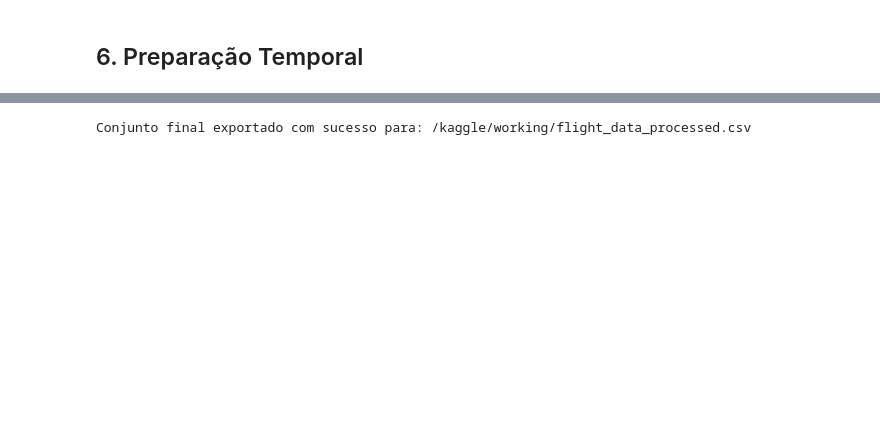
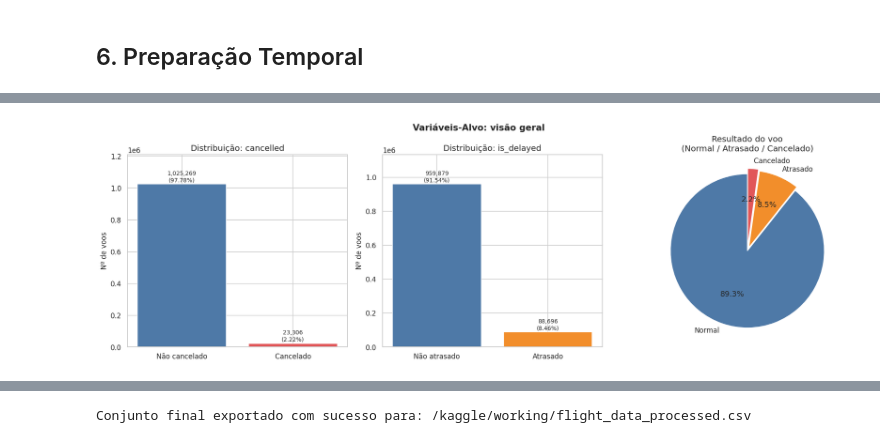
Before and after one commit to rodrigoramooos/previsao-atrasos-voos, a Jupyter notebook: notebooks/1.0_eda_limpeza.ipynb, the cells around one changed output, grey strips where cells are left out. Drawn from its saved outputs; the diff is of its cells as text; code cells hidden in the pictures; blank space fills up the shorter version.

```diff
--- a/notebooks/1.0_eda_limpeza.ipynb
+++ b/notebooks/1.0_eda_limpeza.ipynb
@@ -998,0 +328,42 @@ O ficheiro CSV final é exportado para o ambiente do Kaggle, ficando pronto para
+# %%
+total = len(dados)
+fig, axes = plt.subplots(1, 3, figsize=(17, 5.5))
+
+# cancelled
+ax = axes[0]
+cont_c = dados["cancelled"].value_counts().sort_index()
+barras = ax.bar(["Não cancelado", "Cancelado"], cont_c.values,
+                color=[CORES["normal"], CORES["cancelado"]], edgecolor="white")
+for b, c in zip(barras, cont_c.values):
+    ax.text(b.get_x()+b.get_width()/2, b.get_height()+total*0.005,
+            f"{c:,}\n({c/total*100:.2f}%)", ha="center", va="bottom", fontsize=9)
+ax.set_title("Distribuição: cancelled")
+ax.set_ylabel("Nº de voos")
+ax.set_ylim(0, cont_c.max()*1.18)
+
+# is_delayed
+ax = axes[1]
+cont_d = dados["is_delayed"].value_counts().sort_index()
+barras = ax.bar(["Não atrasado", "Atrasado"], cont_d.values,
+                color=[CORES["normal"], CORES["atrasado"]], edgecolor="white")
+for b, c in zip(barras, cont_d.values):
+    ax.text(b.get_x()+b.get_width()/2, b.get_height()+total*0.005,
+            f"{c:,}\n({c/total*100:.2f}%)", ha="center", va="bottom", fontsize=9)
+ax.set_title("Distribuição: is_delayed")
+ax.set_ylabel("Nº de voos")
+ax.set_ylim(0, cont_d.max()*1.18)
+
+# flight_outcome
+ax = axes[2]
+cont_o = dados["flight_outcome"].value_counts().sort_index()
+ax.pie(cont_o.values, labels=["Normal", "Atrasado", "Cancelado"],
+       autopct="%1.1f%%",
+       colors=[CORES["normal"], CORES["atrasado"], CORES["cancelado"]],
+       startangle=90, explode=[0, 0.05, 0.07])
+ax.set_title("Resultado do voo\n(Normal / Atrasado / Cancelado)")
+
+plt.suptitle("Variáveis-Alvo: visão geral", fontweight="bold", fontsize=14)
+plt.tight_layout()
+plt.show()
+# %% [output]
+[figure, added]
```
Also changed, not shown: parts of 94 cells of this notebook.
